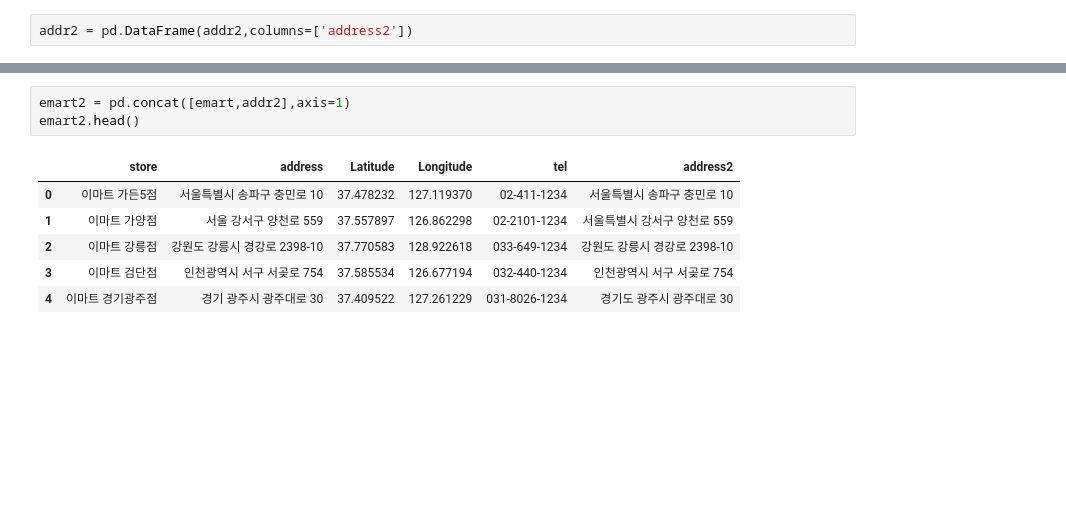
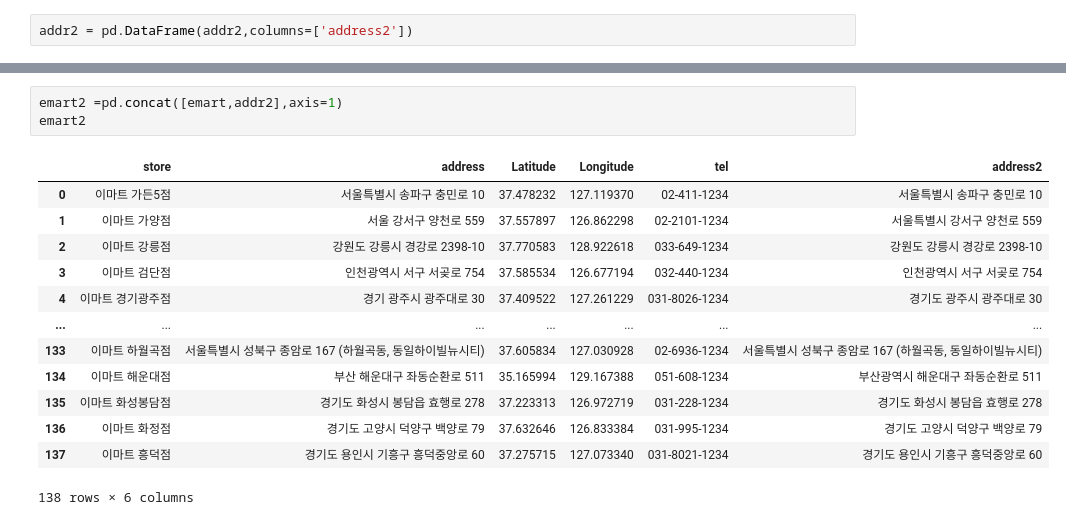
Before and after one commit to sohee0/4Mart, a Jupyter notebook: Emart/이마트수정.ipynb, the cells around one changed output, grey strips where cells are left out. Saved outputs shown, nothing was run; the diff lists cells and outputs as text; blank space fills up the shorter version.

```diff
--- a/Emart/이마트수정.ipynb
+++ b/Emart/이마트수정.ipynb
@@ -76,13 +92,20 @@ addr2 = pd.DataFrame(addr2,columns=['address2'])
 # %%
-emart2 = pd.concat([emart,addr2],axis=1)
-emart2.head()
+emart2 =pd.concat([emart,addr2],axis=1)
+emart2
 # %% [output]
 |  | store | address | Latitude | Longitude | tel | address2 |
 | 0 | 이마트 가든5점 | 서울특별시 송파구 충민로 10 | 37.478232 | 127.119370 | 02-411-1234 | 서울특별시 송파구 충민로 10 |
 | 1 | 이마트 가양점 | 서울 강서구 양천로 559 | 37.557897 | 126.862298 | 02-2101-1234 | 서울특별시 강서구 양천로 559 |
 | 2 | 이마트 강릉점 | 강원도 강릉시 경강로 2398-10 | 37.770583 | 128.922618 | 033-649-1234 | 강원도 강릉시 경강로 2398-10 |
 | 3 | 이마트 검단점 | 인천광역시 서구 서곶로 754 | 37.585534 | 126.677194 | 032-440-1234 | 인천광역시 서구 서곶로 754 |
 | 4 | 이마트 경기광주점 | 경기 광주시 광주대로 30 | 37.409522 | 127.261229 | 031-8026-1234 | 경기도 광주시 광주대로 30 |
+| ... | ... | ... | ... | ... | ... | ... |
+| 133 | 이마트 하월곡점 | 서울특별시 성북구 종암로 167 (하월곡동, 동일하이빌뉴시티) | 37.605834 | 127.030928 | 02-6936-1234 | 서울특별시 성북구 종암로 167 (하월곡동, 동일하이빌뉴시티) |
+| 134 | 이마트 해운대점 | 부산 해운대구 좌동순환로 511 | 35.165994 | 129.167388 | 051-608-1234 | 부산광역시 해운대구 좌동순환로 511 |
+| 135 | 이마트 화성봉담점 | 경기도 화성시 봉담읍 효행로 278 | 37.223313 | 126.972719 | 031-228-1234 | 경기도 화성시 봉담읍 효행로 278 |
+| 136 | 이마트 화정점 | 경기도 고양시 덕양구 백양로 79 | 37.632646 | 126.833384 | 031-995-1234 | 경기도 고양시 덕양구 백양로 79 |
+| 137 | 이마트 흥덕점 | 경기도 용인시 기흥구 흥덕중앙로 60 | 37.275715 | 127.073340 | 031-8021-1234 | 경기도 용인시 기흥구 흥덕중앙로 60 |
+138 rows × 6 columns
 # %%
 emart2.tail()
 # %% [output]
```
Also changed, not shown: parts of 7 cells of this notebook, 4 other files.
